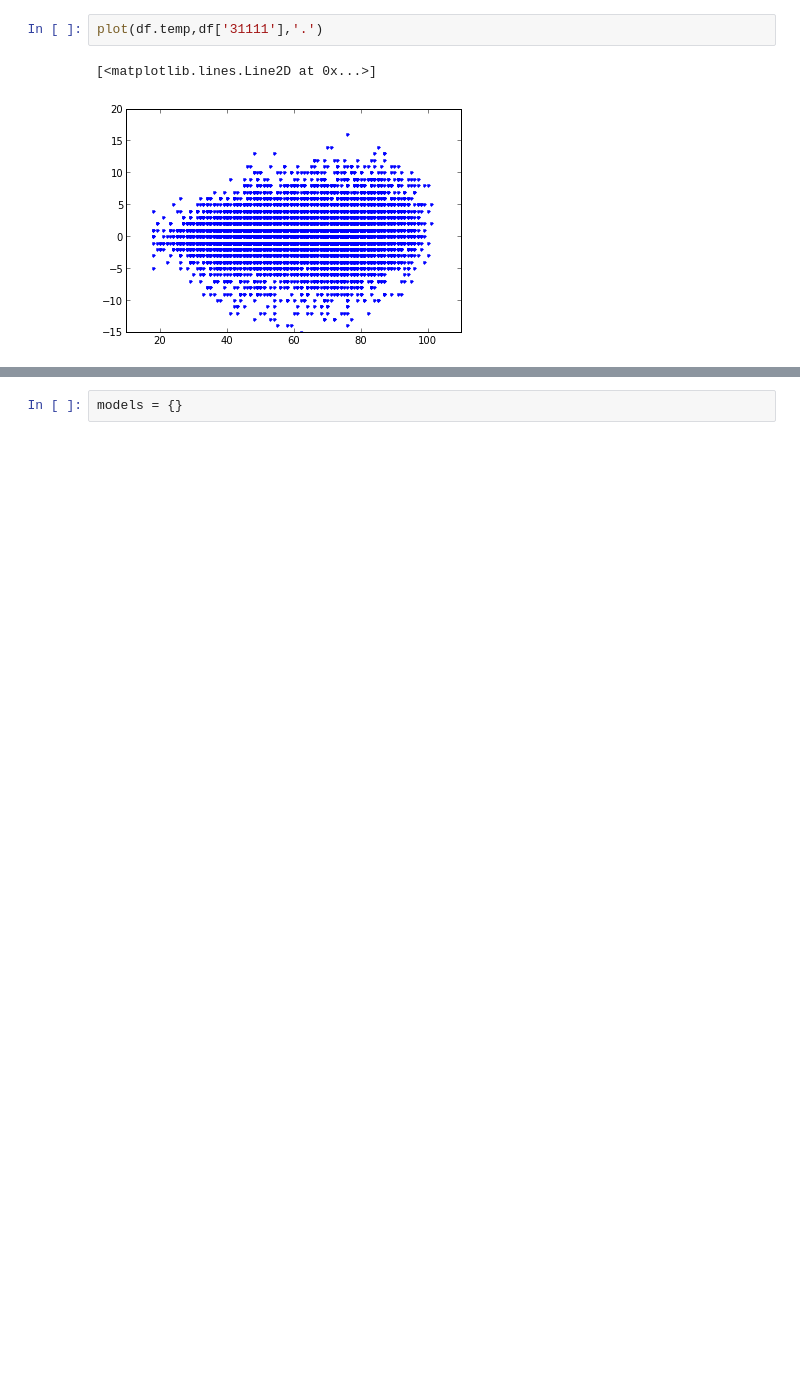
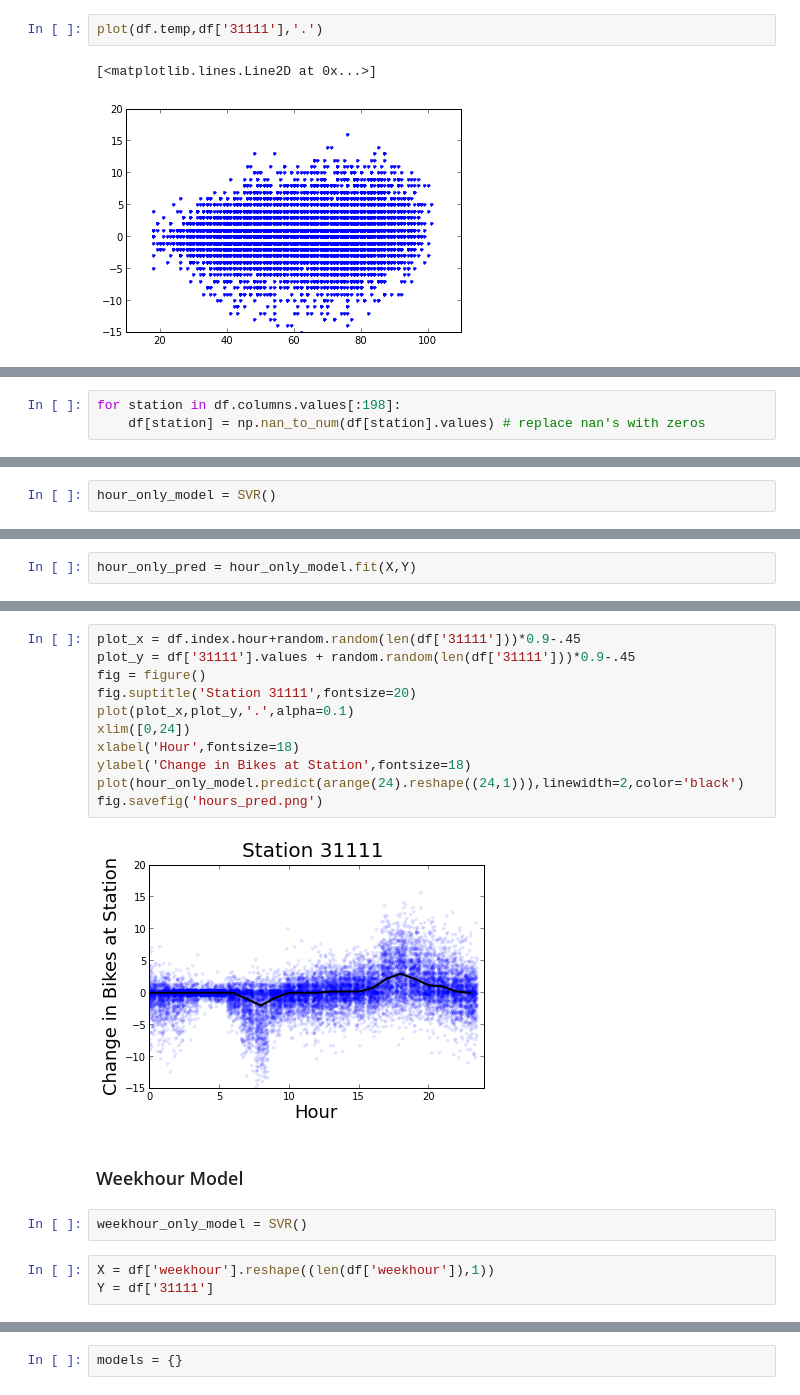
Before and after one commit to destrys/citibike, a Jupyter notebook: capital_bikeshare/capital_explore.ipynb, the cells around one changed output, grey strips where cells are left out. Drawn from its saved outputs; the diff is of its cells as text; blank space fills up the shorter version.

```diff
--- a/capital_bikeshare/capital_explore.ipynb
+++ b/capital_bikeshare/capital_explore.ipynb
@@ -87,0 +132,3 @@ plot(df.temp,df['31111'],'.')
+# %%
+for station in df.columns.values[:198]:
+    df[station] = np.nan_to_num(df[station].values) # replace nan's with zeros
@@ -88 +146,3 @@ plot(df.temp,df['31111'],'.')
+# %%
+hour_only_model = SVR()
 # %%
@@ -92,0 +151,2 @@ plot(df.index.hour,df['31111'],'.')
+# %%
+hour_only_pred = hour_only_model.fit(X,Y)
@@ -92,0 +169,20 @@ plot(df.index.hour,df['31111'],'.')
+# %%
+plot_x = df.index.hour+random.random(len(df['31111']))*0.9-.45
+plot_y = df['31111'].values + random.random(len(df['31111']))*0.9-.45
+fig = figure()
+fig.suptitle('Station 31111',fontsize=20)
+plot(plot_x,plot_y,'.',alpha=0.1)
+xlim([0,24])
+xlabel('Hour',fontsize=18)
+ylabel('Change in Bikes at Station',fontsize=18)
+plot(hour_only_model.predict(arange(24).reshape((24,1))),linewidth=2,color='black')
+fig.savefig('hours_pred.png')
+# %% [output]
+[figure, added]
+# %% [markdown]
+### Weekhour Model
+# %%
+weekhour_only_model = SVR()
+# %%
+X = df['weekhour'].reshape((len(df['weekhour']),1))
+Y = df['31111']
```
Also changed, not shown: parts of 90 cells of this notebook, 28 other files.
